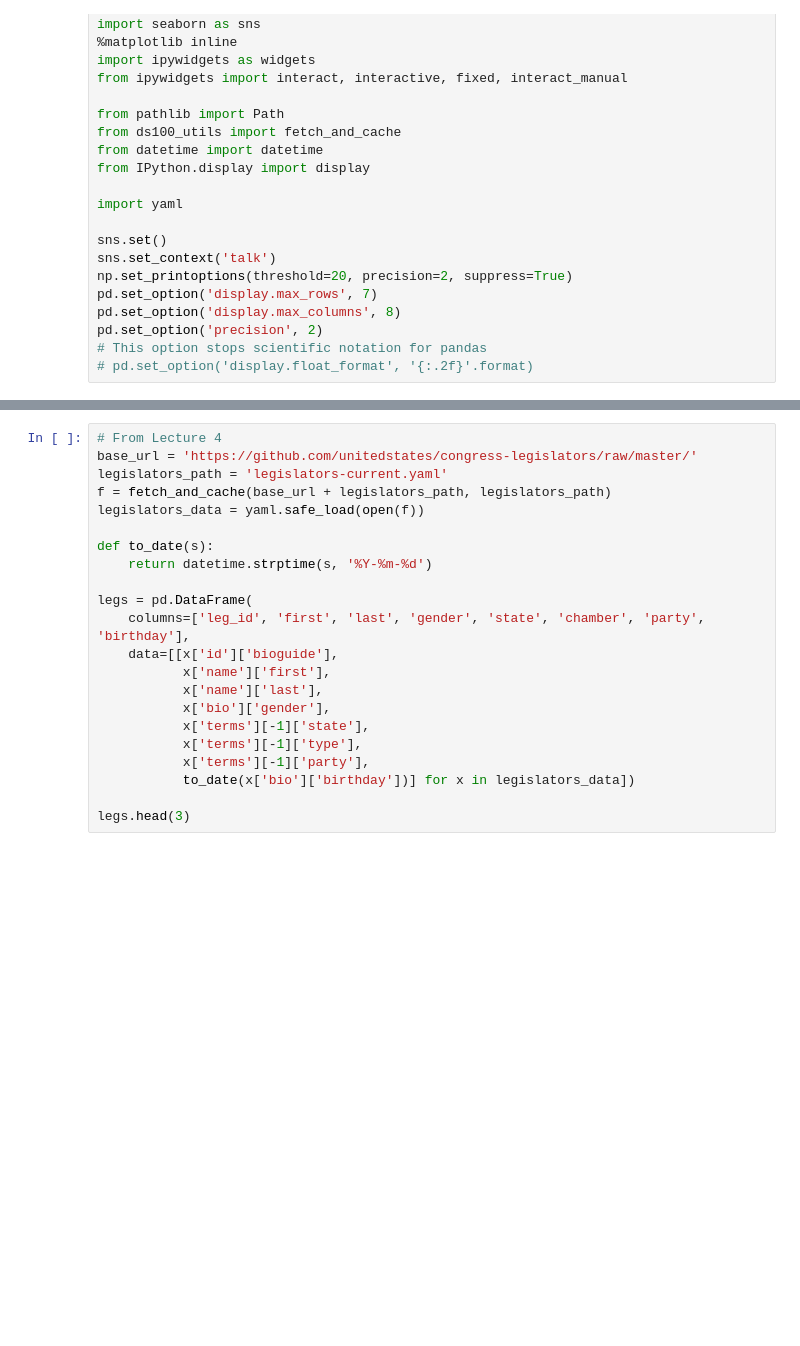
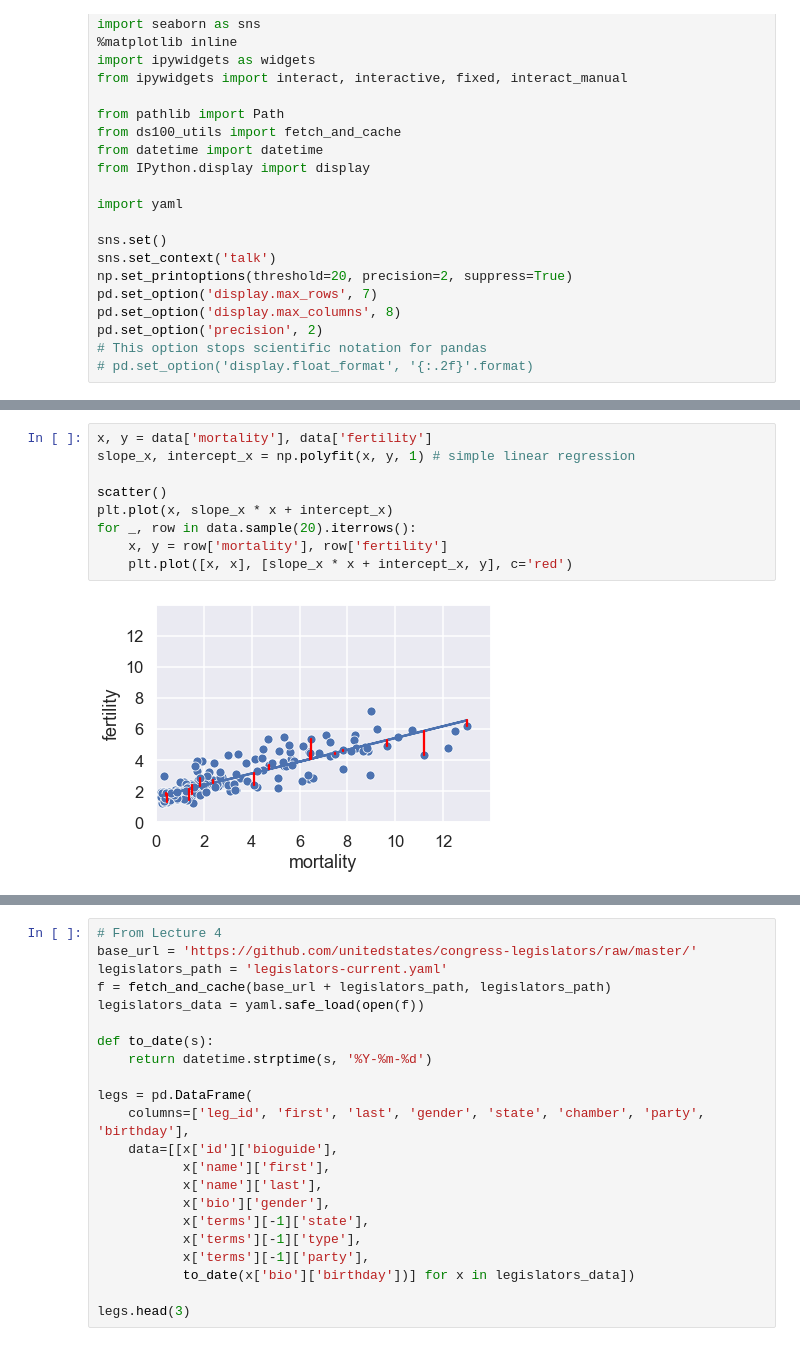
Before and after one commit to szw2016run/UCB-DS100, a Jupyter notebook: lec/lec10/lec10.ipynb, the cells around one changed output, grey strips where cells are left out. Drawn from its saved outputs; the diff is of its cells as text; blank space fills up the shorter version.

```diff
--- a/lec/lec10/lec10.ipynb
+++ b/lec/lec10/lec10.ipynb
@@ -32,0 +91,11 @@ pd.set_option('precision', 2)
+# %%
+x, y = data['mortality'], data['fertility']
+slope_x, intercept_x = np.polyfit(x, y, 1) # simple linear regression
+
+scatter()
+plt.plot(x, slope_x * x + intercept_x)
+for _, row in data.sample(20).iterrows():
+    x, y = row['mortality'], row['fertility']
+    plt.plot([x, x], [slope_x * x + intercept_x, y], c='red')
+# %% [output]
+[figure, added]
```
Also changed, not shown: parts of 23 cells of this notebook, 3 other files.
